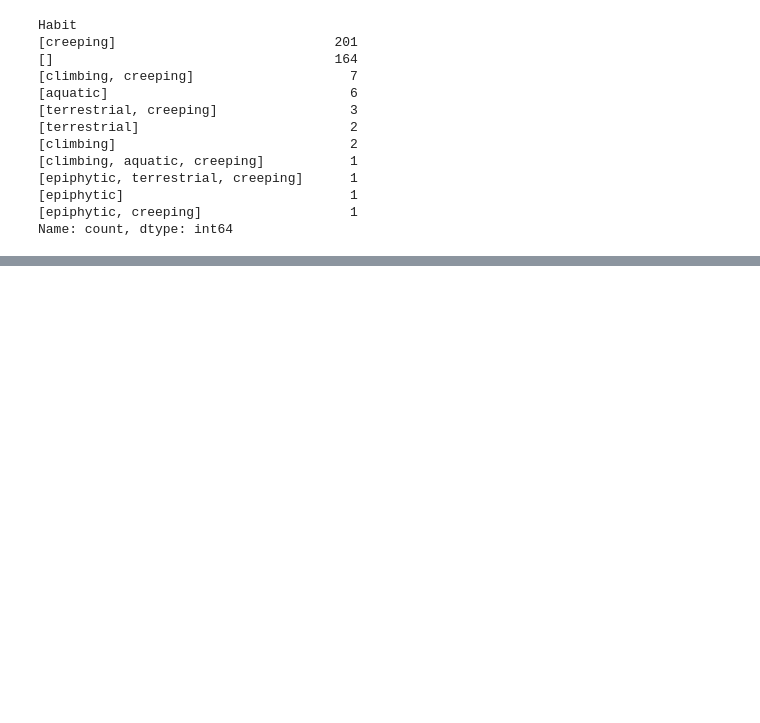
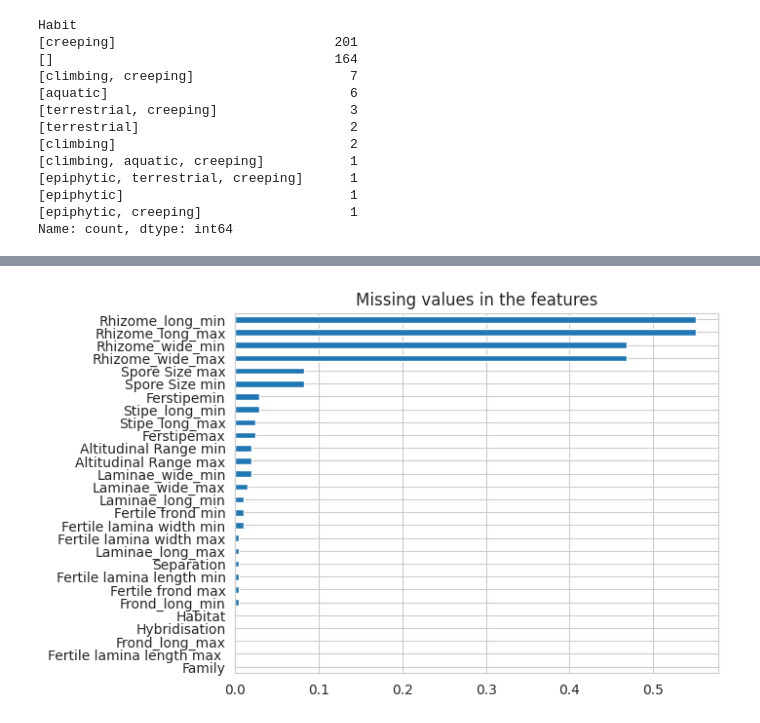
Before and after one commit to simone7monaco/newzeland-plants, a Jupyter notebook: Felci/extractor.ipynb, the cells around one changed output, grey strips where cells are left out. Cells and saved outputs as stored; diff of their text form; code cells hidden in the pictures; blank space fills up the shorter version.

```diff
--- a/Felci/extractor.ipynb
+++ b/Felci/extractor.ipynb
@@ -421,0 +491,4 @@ Name: count, dtype: int64
+# %%
+g = fern_dataset.isna().mean().sort_values().plot(kind='barh', title='Missing values in the features')
+# %% [output]
+[figure, added]
```
Also changed, not shown: parts of 13 cells of this notebook, 6 other files.
